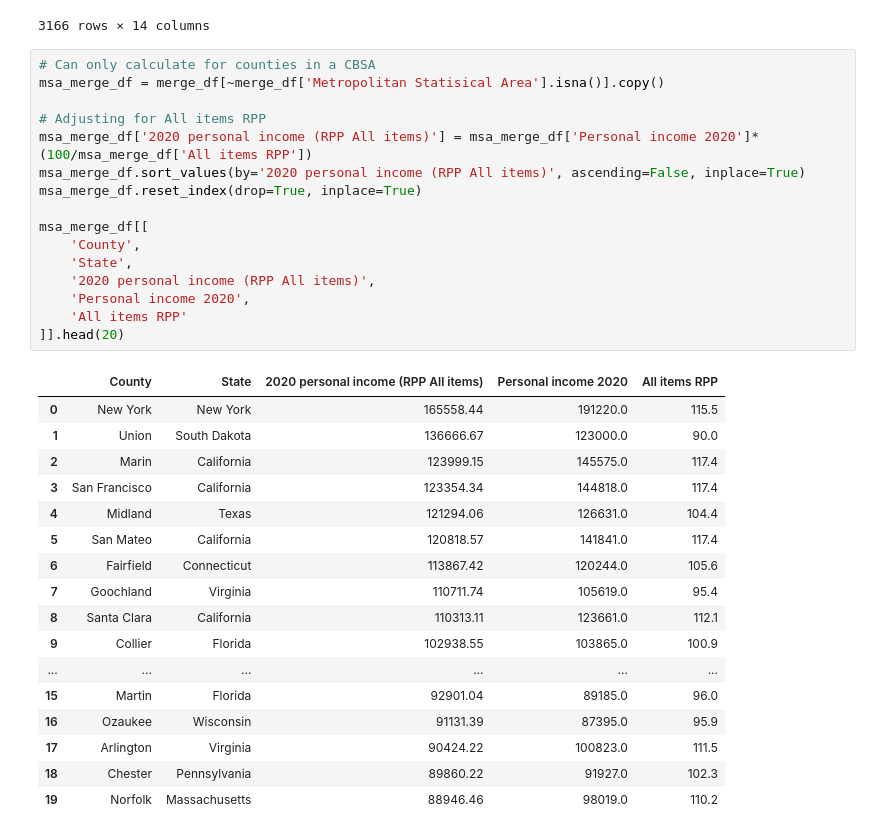
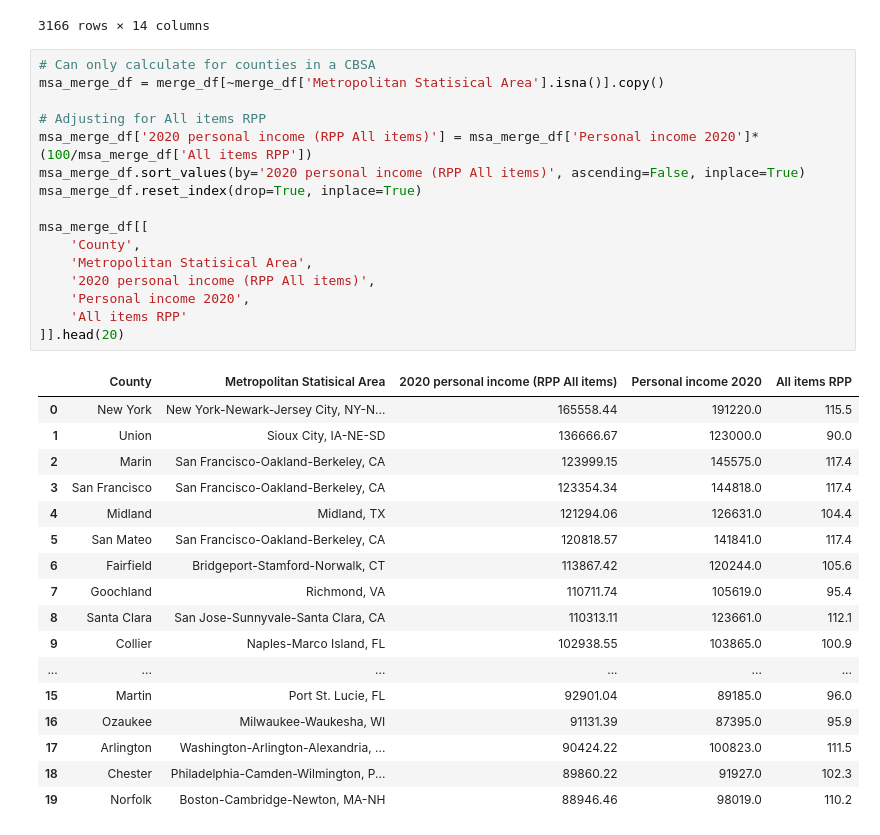
Before and after one commit to pmlane12/usa_county_incomes, a Jupyter notebook: main.ipynb, the cells around one changed output. Saved outputs shown, nothing was run; the diff lists cells and outputs as text.

```diff
--- a/main.ipynb
+++ b/main.ipynb
@@ -140,34 +137,34 @@ merge_df
 # %%
 # Can only calculate for counties in a CBSA
 msa_merge_df = merge_df[~merge_df['Metropolitan Statisical Area'].isna()].copy()
 
 # Adjusting for All items RPP
 msa_merge_df['2020 personal income (RPP All items)'] = msa_merge_df['Personal income 2020']*(100/msa_merge_df['All items RPP'])
 msa_merge_df.sort_values(by='2020 personal income (RPP All items)', ascending=False, inplace=True)
 msa_merge_df.reset_index(drop=True, inplace=True)
 
 msa_merge_df[[
     'County',
-    'State',
+    'Metropolitan Statisical Area',
     '2020 personal income (RPP All items)',
     'Personal income 2020',
     'All items RPP'
 ]].head(20)
 # %% [output]
-|  | County | State | 2020 personal income (RPP All items) | Personal income 2020 | All items RPP |
-| 0 | New York | New York | 165558.44 | 191220.0 | 115.5 |
-| 1 | Union | South Dakota | 136666.67 | 123000.0 | 90.0 |
-| 2 | Marin | California | 123999.15 | 145575.0 | 117.4 |
-| 3 | San Francisco | California | 123354.34 | 144818.0 | 117.4 |
-| 4 | Midland | Texas | 121294.06 | 126631.0 | 104.4 |
-| 5 | San Mateo | California | 120818.57 | 141841.0 | 117.4 |
-| 6 | Fairfield | Connecticut | 113867.42 | 120244.0 | 105.6 |
-| 7 | Goochland | Virginia | 110711.74 | 105619.0 | 95.4 |
-| 8 | Santa Clara | California | 110313.11 | 123661.0 | 112.1 |
-| 9 | Collier | Florida | 102938.55 | 103865.0 | 100.9 |
+|  | County | Metropolitan Statisical Area | 2020 personal income (RPP All items) | Personal income 2020 | All items RPP |
+| 0 | New York | New York-Newark-Jersey City, NY-N... | 165558.44 | 191220.0 | 115.5 |
+| 1 | Union | Sioux City, IA-NE-SD | 136666.67 | 123000.0 | 90.0 |
+| 2 | Marin | San Francisco-Oakland-Berkeley, CA | 123999.15 | 145575.0 | 117.4 |
+| 3 | San Francisco | San Francisco-Oakland-Berkeley, CA | 123354.34 | 144818.0 | 117.4 |
+| 4 | Midland | Midland, TX | 121294.06 | 126631.0 | 104.4 |
+| 5 | San Mateo | San Francisco-Oakland-Berkeley, CA | 120818.57 | 141841.0 | 117.4 |
+| 6 | Fairfield | Bridgeport-Stamford-Norwalk, CT | 113867.42 | 120244.0 | 105.6 |
+| 7 | Goochland | Richmond, VA | 110711.74 | 105619.0 | 95.4 |
+| 8 | Santa Clara | San Jose-Sunnyvale-Santa Clara, CA | 110313.11 | 123661.0 | 112.1 |
+| 9 | Collier | Naples-Marco Island, FL | 102938.55 | 103865.0 | 100.9 |
 | ... | ... | ... | ... | ... | ... |
-| 15 | Martin | Florida | 92901.04 | 89185.0 | 96.0 |
-| 16 | Ozaukee | Wisconsin | 91131.39 | 87395.0 | 95.9 |
-| 17 | Arlington | Virginia | 90424.22 | 100823.0 | 111.5 |
-| 18 | Chester | Pennsylvania | 89860.22 | 91927.0 | 102.3 |
-| 19 | Norfolk | Massachusetts | 88946.46 | 98019.0 | 110.2 |
+| 15 | Martin | Port St. Lucie, FL | 92901.04 | 89185.0 | 96.0 |
+| 16 | Ozaukee | Milwaukee-Waukesha, WI | 91131.39 | 87395.0 | 95.9 |
+| 17 | Arlington | Washington-Arlington-Alexandria, ... | 90424.22 | 100823.0 | 111.5 |
+| 18 | Chester | Philadelphia-Camden-Wilmington, P... | 89860.22 | 91927.0 | 102.3 |
+| 19 | Norfolk | Boston-Cambridge-Newton, MA-NH | 88946.46 | 98019.0 | 110.2 |
```
Also changed, not shown: parts of 1 cell of this notebook.
